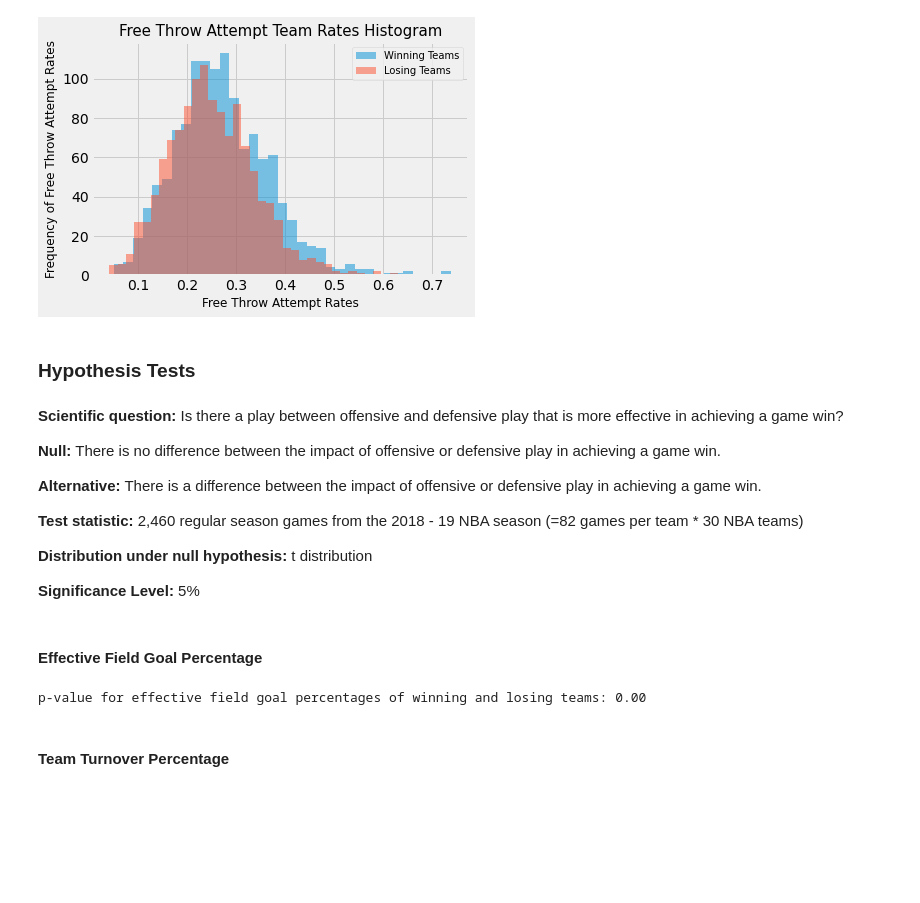
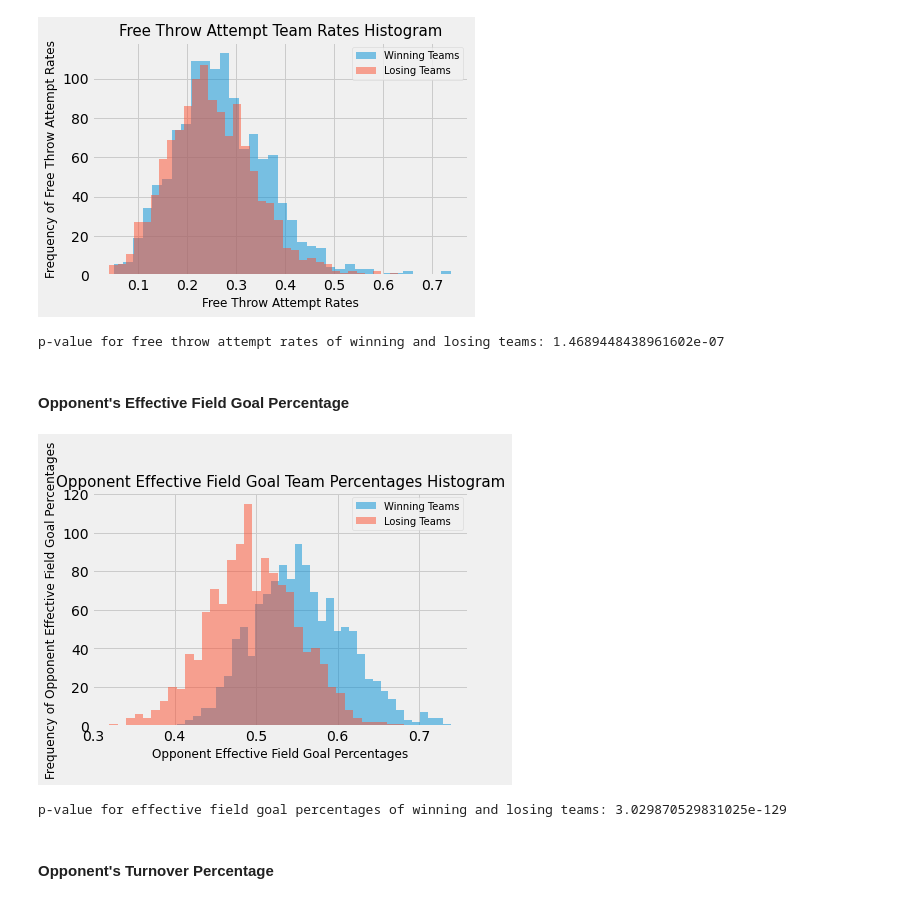
Before and after one commit to alicetsai1020/Off_v_Def_Play, a Jupyter notebook: draft.ipynb, the cells around one changed output. Drawn from its saved outputs; the diff is of its cells as text; code cells hidden in the pictures; blank space fills up the shorter version.

```diff
--- a/draft.ipynb
+++ b/draft.ipynb
@@ -105,0 +87,4 @@ boxscoreadvancedv2.head()
+# %%
+boxscorefourfactor = pd.read_csv('data_1/boxscorefourfactorsv2.csv', dtype=types_dict)
+boxscorefourfactor.head()
+#2018-19 Regular season box score game stats
@@ -106 +98,3 @@ boxscoreadvancedv2.head()
+# %%
+boxscorefourfactor = boxscorefourfactor.set_index(['GAME_ID', 'TEAM_ID']).join(game_log_1819_subset.set_index(['GAME_ID', 'TEAM_ID']), how='outer')
 # %% [markdown]
@@ -252 +221,4 @@ boxscore_loss_query = boxscoreadvancedv2.query('WL == "L"')
+# %%
+boxscore_win_query = boxscorefourfactor.query('WL == "W"')
+boxscore_loss_query = boxscorefourfactor.query('WL == "L"')
 # %% [markdown]
@@ -420,27 +424,27 @@ ax.set_title('Free Throw Attempt Team Rates Histogram', size=15)
 ax.legend(prop={'size': 10});
 # %% [output]
 [figure]
-# %% [markdown]
-### Hypothesis Tests
-# %% [markdown]
-**Scientific question:** Is there a play between offensive and defensive play that is more effective in achieving a game win?
-
-**Null:** There is no difference between the impact of offensive or defensive play in achieving a game win.
-
-**Alternative:** There is a difference between the impact of offensive or defensive play in achieving a game win.
-
-**Test statistic:** 2,460 regular season games from the 2018 - 19 NBA season
-(=82 games per team * 30 NBA teams)
-
-**Distribution under null hypothesis:** t distribution
-
-**Significance Level:** 5%
+# %%
+p_val_fta_rate = stats.ttest_ind(game_win_query['FTA_RATE'], game_loss_query['FTA_RATE'], equal_var=False)
+print("p-value for free throw attempt rates of winning and losing teams: {}".format(p_val_fta_rate[1]))
+# %% [output]
+p-value for free throw attempt rates of winning and losing teams: 1.4689448438961602e-07
 # %% [markdown]
-#### Effective Field Goal Percentage
+#### Opponent's Effective Field Goal Percentage
+# %%
+fig, ax = plt.subplots()
+ax.hist(boxscore_loss_query['OPP_EFG_PCT'], alpha=0.5, bins=35, label='Winning Teams')
+ax.hist(boxscore_win_query['OPP_EFG_PCT'], alpha=0.5, bins=35, label='Losing Teams')
+ax.set_xlabel('Opponent Effective Field Goal Percentages', size=12)
+ax.set_ylabel('Frequency of Opponent Effective Field Goal Percentages', size=12)
+ax.set_title('Opponent Effective Field Goal Team Percentages Histogram', size=15)
+ax.legend(prop={'size': 10});
+# %% [output]
+[figure, added]
 # %%
-p_val_efg_pct = stats.ttest_ind(boxscore_win_query['EFG_PCT'], boxscore_loss_query['EFG_PCT'], equal_var=False)
-print("p-value for effective field goal percentages of winning and losing teams: {:2.2f}".format(p_val_efg_pct[1]))
+p_val_opp_efg_pct = stats.ttest_ind(boxscore_win_query['OPP_EFG_PCT'], boxscore_loss_query['OPP_EFG_PCT'], equal_var=False)
+print("p-value for effective field goal percentages of winning and losing teams: {}".format(p_val_opp_efg_pct[1]))
 # %% [output]
-p-value for effective field goal percentages of winning and losing teams: 0.00
+p-value for effective field goal percentages of winning and losing teams: 3.029870529831025e-129
 # %% [markdown]
-#### Team Turnover Percentage
+#### Opponent's Turnover Percentage
```
Also changed, not shown: parts of 55 cells of this notebook.
